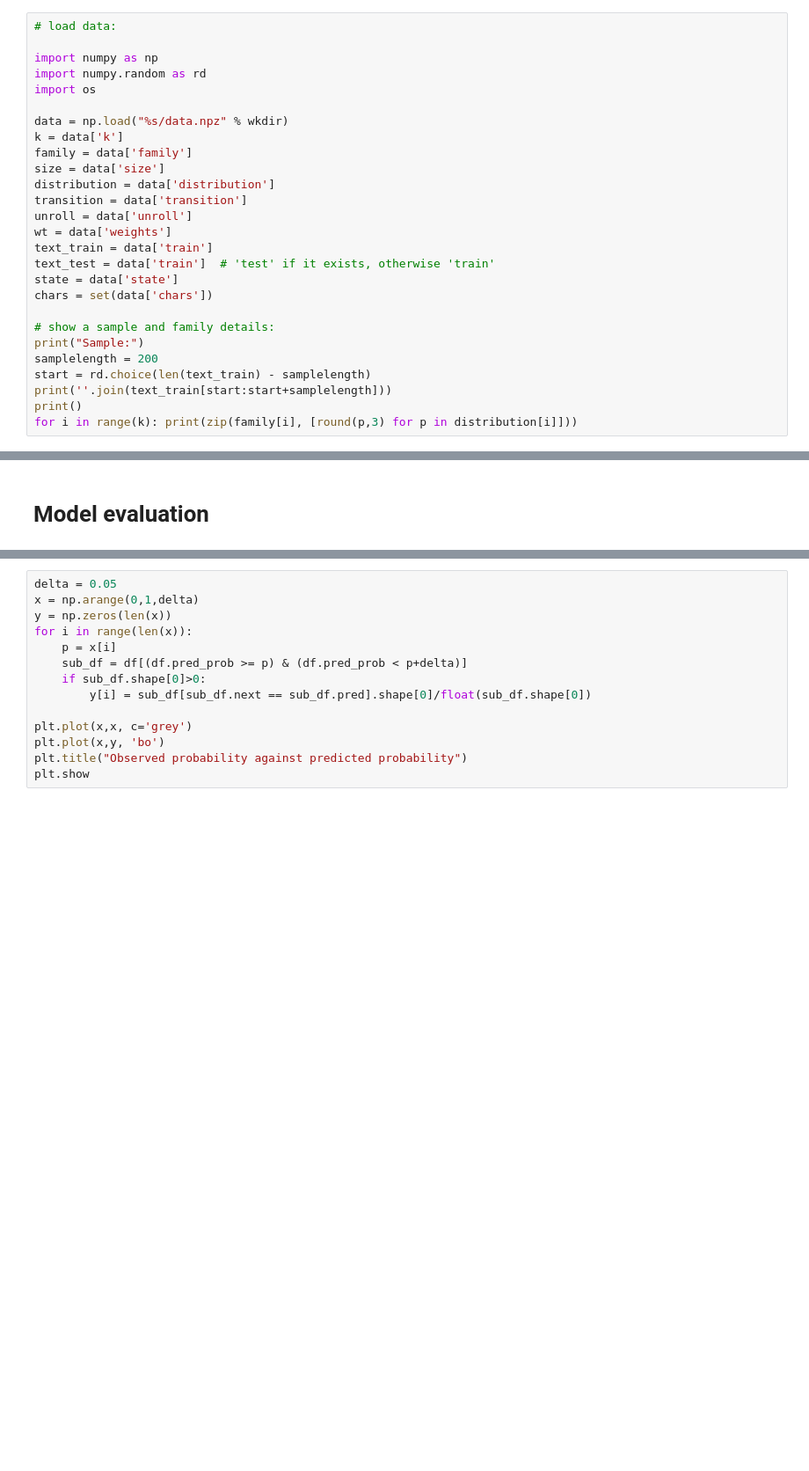
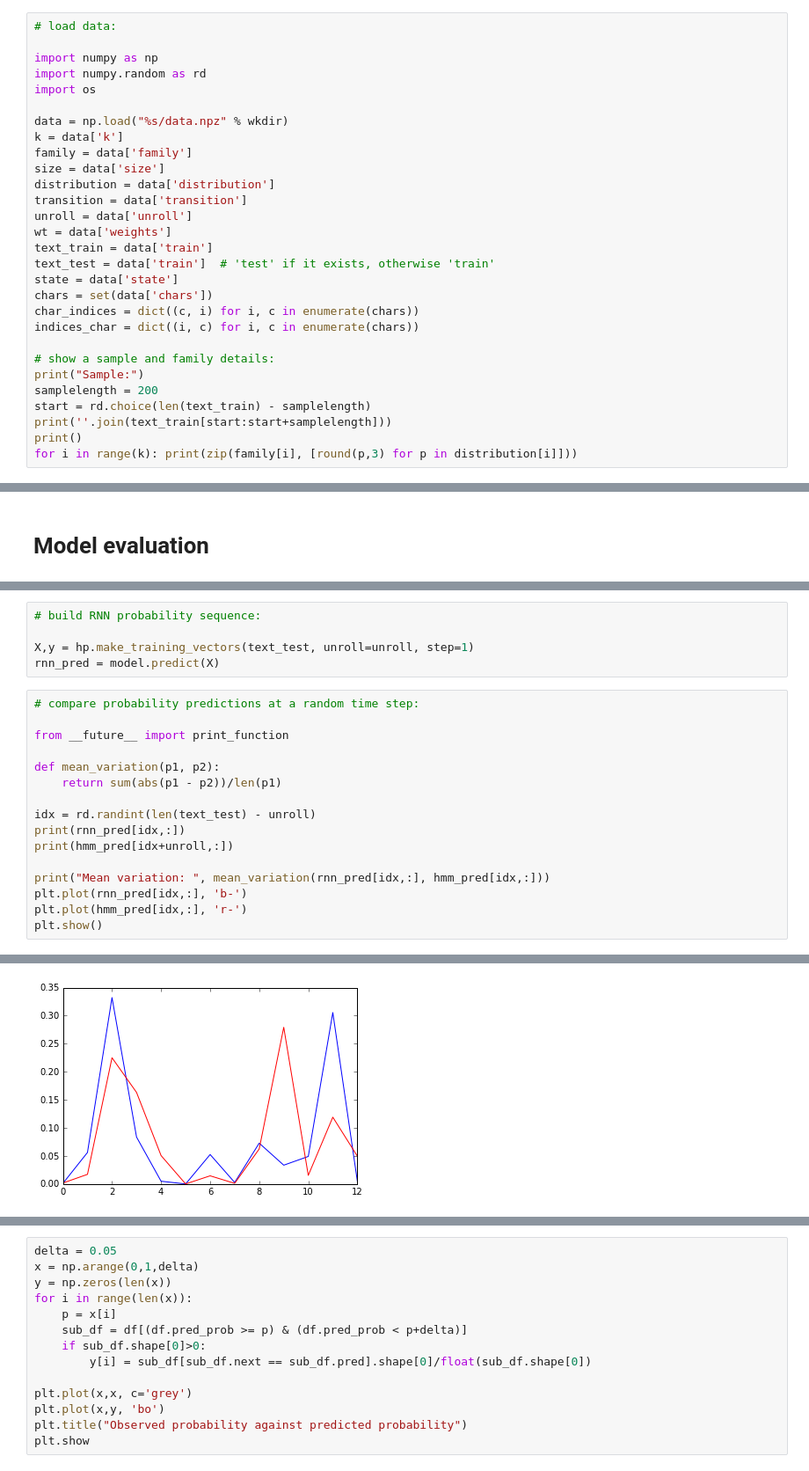
Before and after one commit to box121209/RNN-model-Markov, a Jupyter notebook: RNN_modelling.ipynb, the cells around one changed output, grey strips where cells are left out. Shown at 88% size. Drawn from its saved outputs; the diff is of its cells as text; blank space fills up the shorter version.

```diff
--- a/RNN_modelling.ipynb
+++ b/RNN_modelling.ipynb
@@ -195,6 +199,8 @@ text_train = data['train']
 text_test = data['train']  # 'test' if it exists, otherwise 'train'
 state = data['state']
 chars = set(data['chars'])
+char_indices = dict((c, i) for i, c in enumerate(chars))
+indices_char = dict((i, c) for i, c in enumerate(chars))
 
 # show a sample and family details:
 print("Sample:")
@@ -355,0 +369,22 @@ Correct prediction: 0.27004008016
+# %%
+# build RNN probability sequence:
+
+X,y = hp.make_training_vectors(text_test, unroll=unroll, step=1)
+rnn_pred = model.predict(X)
+# %%
+# compare probability predictions at a random time step:
+
+from __future__ import print_function
+
+def mean_variation(p1, p2):
+    return sum(abs(p1 - p2))/len(p1)
+
+idx = rd.randint(len(text_test) - unroll)
+print(rnn_pred[idx,:])
+print(hmm_pred[idx+unroll,:])
+
+print("Mean variation: ", mean_variation(rnn_pred[idx,:], hmm_pred[idx,:]))
+plt.plot(rnn_pred[idx,:], 'b-')
+plt.plot(hmm_pred[idx,:], 'r-')
+plt.show()
+# %% [output]
@@ -355,0 +400 @@ Correct prediction: 0.27004008016
+[figure, added]
```
Also changed, not shown: parts of 20 cells of this notebook, 11 other files.
